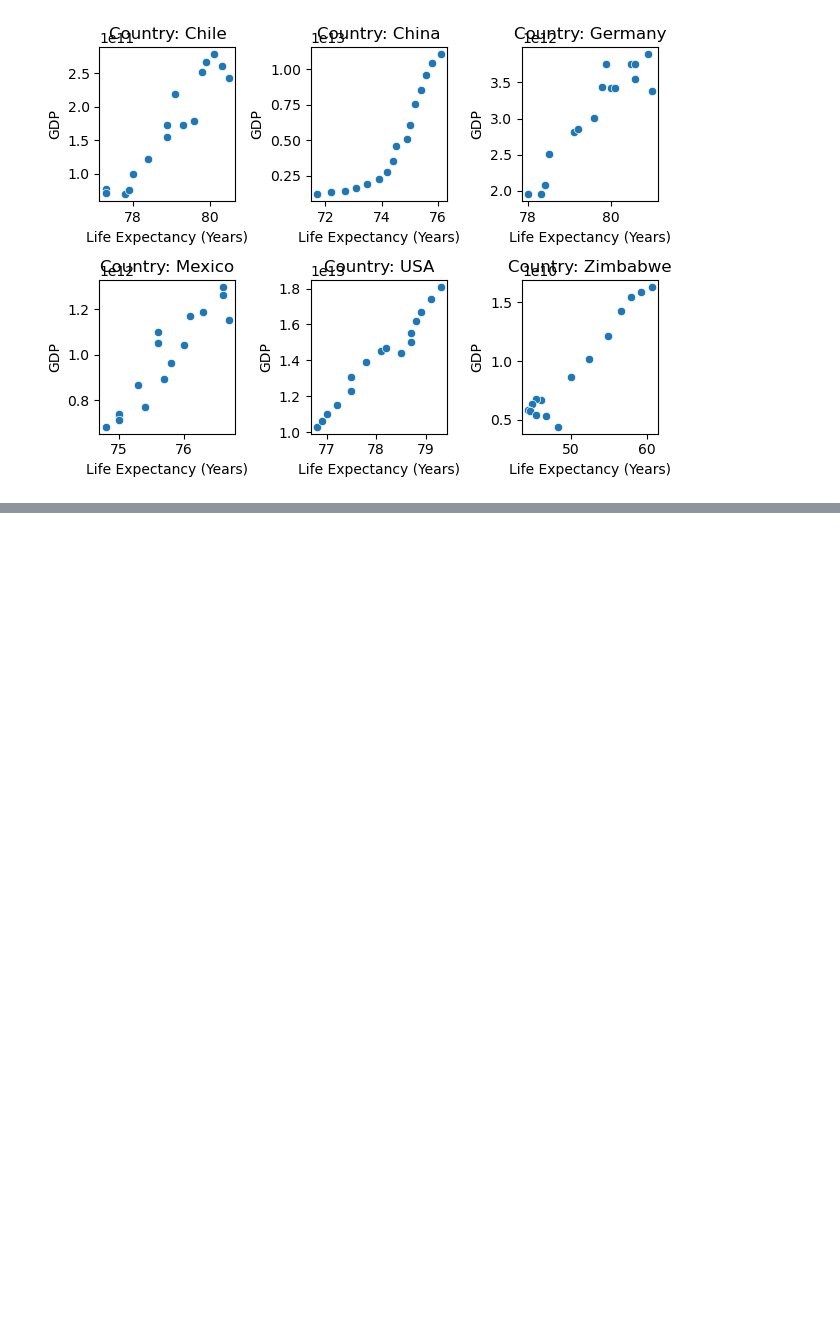
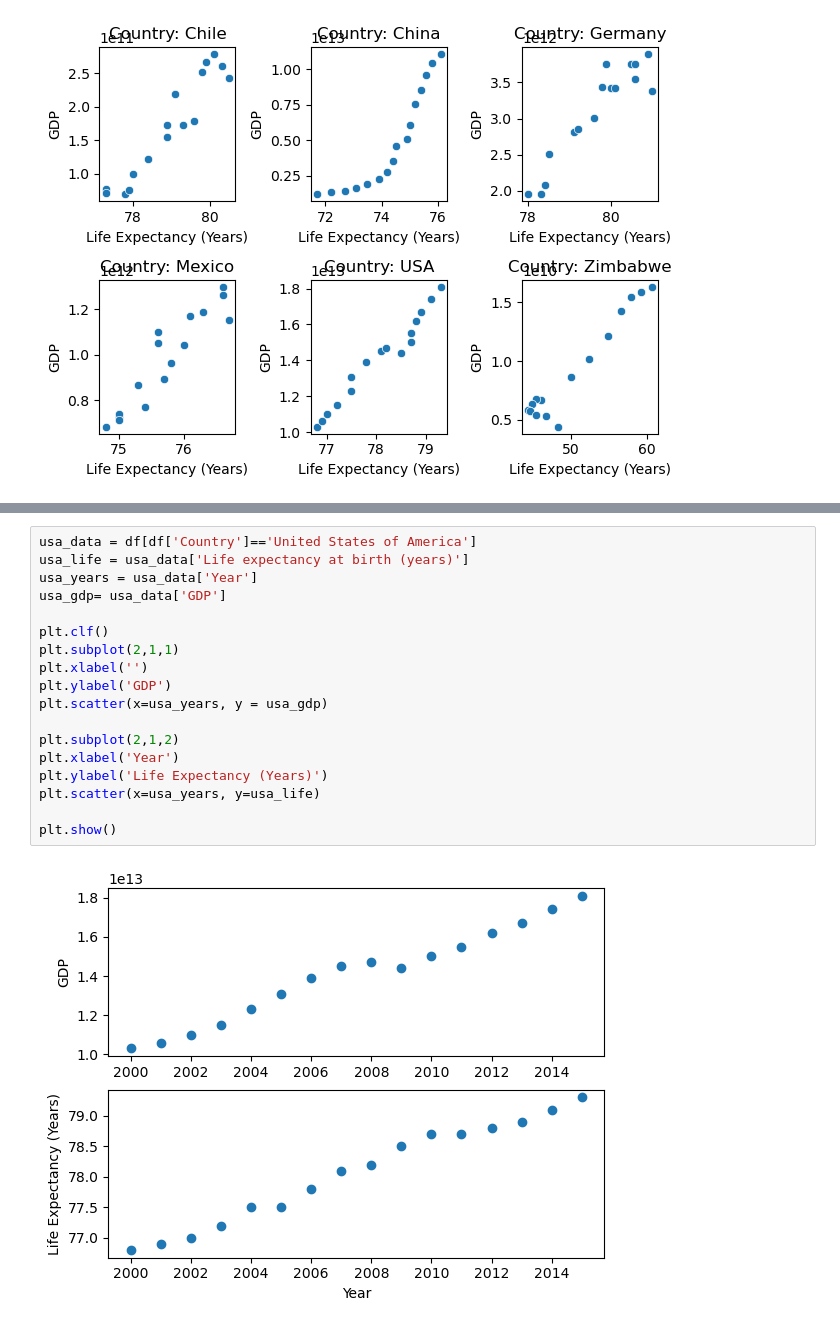
Before and after one commit to trenor/LifeExpectancyGDP, a Jupyter notebook: life_expectancy_gdp.ipynb, the cells around one changed output, grey strips where cells are left out. Cells and saved outputs as stored; diff of their text form; blank space fills up the shorter version.

Commit message:
time series plots

```diff
--- a/life_expectancy_gdp.ipynb
+++ b/life_expectancy_gdp.ipynb
@@ -93,0 +99,20 @@ plt.show()
+# %%
+usa_data = df[df['Country']=='United States of America']
+usa_life = usa_data['Life expectancy at birth (years)']
+usa_years = usa_data['Year']
+usa_gdp= usa_data['GDP']
+
+plt.clf()
+plt.subplot(2,1,1)
+plt.xlabel('')
+plt.ylabel('GDP')
+plt.scatter(x=usa_years, y = usa_gdp)
+
+plt.subplot(2,1,2)
+plt.xlabel('Year')
+plt.ylabel('Life Expectancy (Years)')
+plt.scatter(x=usa_years, y=usa_life)
+
+plt.show()
+# %% [output]
+[figure, added]
```
Also changed, not shown: parts of 6 cells of this notebook.
